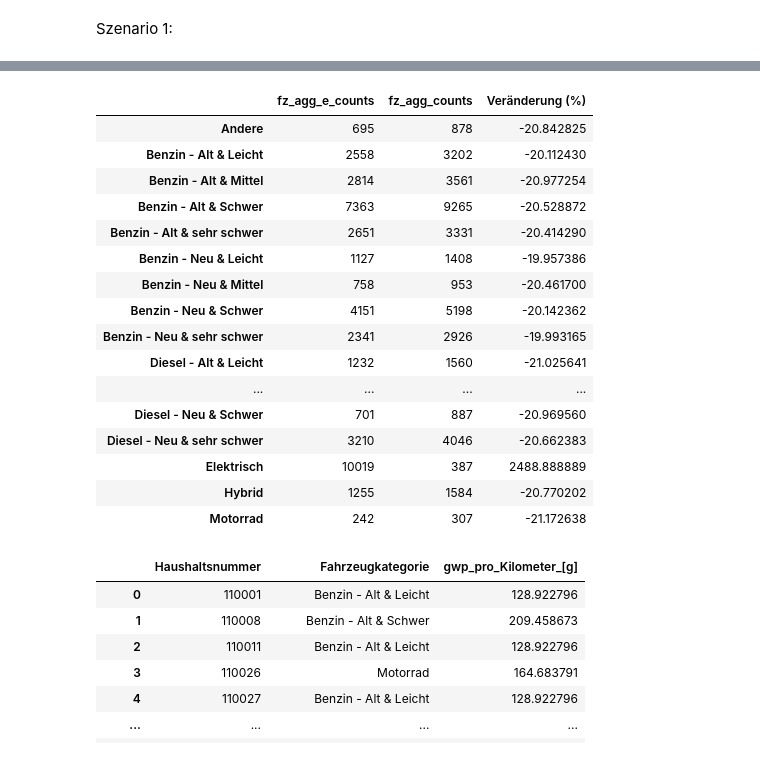
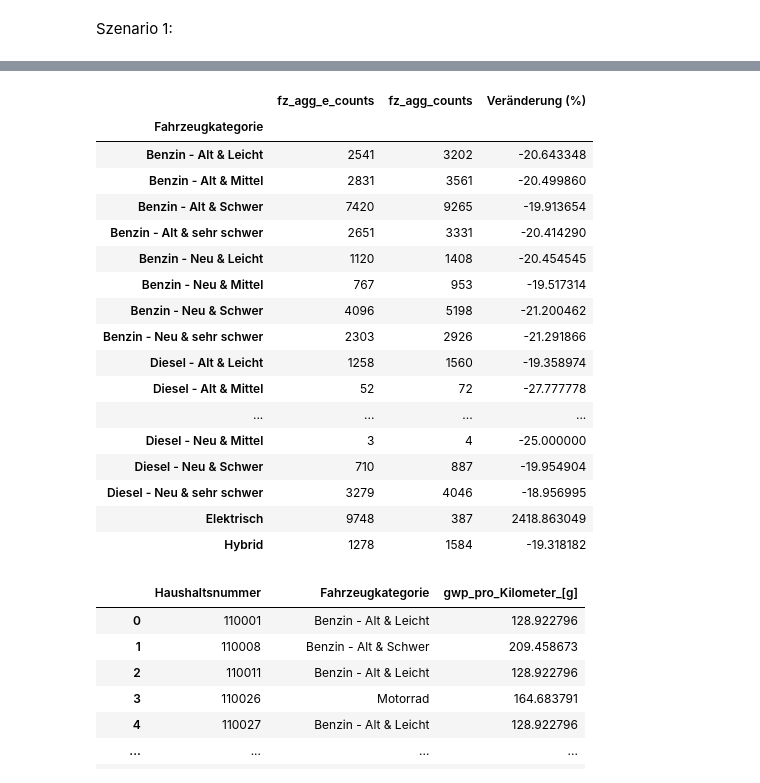
Before and after one commit to larissa-marti/ANM_Gruppe_Y, a Jupyter notebook: fahrzeuge.ipynb, the cells around one changed output, grey strips where cells are left out. Saved outputs shown, nothing was run; the diff lists cells and outputs as text; code cells hidden in the pictures.

```diff
--- a/fahrzeuge.ipynb
+++ b/fahrzeuge.ipynb
@@ -821,6 +821,11 @@ Szenario 1:
 # %%
 # Duplizieren mit umwandlung aller Diesel und Benzin zu Elektrisch
 fz_agg_e = fz_agg.copy()
+
+# Motorrad und Andere aus der Tabelle bei Fahrzeugkategorie entfernen
+fz_agg_e = fz_agg_e[fz_agg_e["Fahrzeugkategorie"] != "Motorrad"]
+fz_agg_e = fz_agg_e[fz_agg_e["Fahrzeugkategorie"] != "Andere"]
+
 
 # Zufällig 20% der nicht Elektrischen Fahrzeuge in Elektrische umwandeln,
 import numpy as np
@@ -857 +863,6 @@ fz_agg_e["Fahrzeugkategorie"].value_counts().to_frame()
 | Diesel - Neu & Mittel | 3 |
+# %%
+#Lösche Motorrad und Andere aus der Tabelle bei Fahrzeugkategorie entfernen bei fz_agg
+fz_agg = fz_agg[fz_agg["Fahrzeugkategorie"] != "Motorrad"]
+fz_agg = fz_agg[fz_agg["Fahrzeugkategorie"] != "Andere"]
+fz_agg["Fahrzeugkategorie"].value_counts().to_frame()
@@ -858,42 +888,46 @@ fz_agg_e["Fahrzeugkategorie"].value_counts().to_frame()
 # %%
+
+# Anzahl der Fahrzeuge pro Kategorie als Tabelle ausgeben
 fz_agg_e_counts = (
     fz_agg_e["Fahrzeugkategorie"].value_counts().to_frame(name="fz_agg_e_counts")
 )
 fz_agg_counts = (
     fz_agg["Fahrzeugkategorie"].value_counts().to_frame(name="fz_agg_counts")
 )
 
 # Zusammenführen der beiden Tabellen anhand der Fahrzeugkategorie
 comparison_df = fz_agg_e_counts.join(fz_agg_counts, how="outer").fillna(0)
 
 # Veränderung der counts in Prozent berechnen
-comparison_df["Veränderung (%)"] = (
-    (comparison_df["fz_agg_e_counts"] - comparison_df["fz_agg_counts"])
-    / comparison_df["fz_agg_counts"].replace(0, pd.NA)
+mask = comparison_df.index != "Elektro"
+comparison_df.loc[mask, "Veränderung (%)"] = (
+    (comparison_df.loc[mask, "fz_agg_e_counts"] - comparison_df.loc[mask, "fz_agg_counts"])
+    / comparison_df.loc[mask, "fz_agg_counts"].replace(0, pd.NA)
 ) * 100
 
 # NaN-Werte ersetzen (z.B. bei Division durch 0)
 comparison_df["Veränderung (%)"] = comparison_df["Veränderung (%)"].fillna(0)
 
 comparison_df
 # %% [output]
 |  | fz_agg_e_counts | fz_agg_counts | Veränderung (%) |
-| Andere | 695 | 878 | -20.842825 |
-| Benzin - Alt & Leicht | 2558 | 3202 | -20.112430 |
-| Benzin - Alt & Mittel | 2814 | 3561 | -20.977254 |
-| Benzin - Alt & Schwer | 7363 | 9265 | -20.528872 |
+| Fahrzeugkategorie |  |  |  |
+| Benzin - Alt & Leicht | 2541 | 3202 | -20.643348 |
+| Benzin - Alt & Mittel | 2831 | 3561 | -20.499860 |
+| Benzin - Alt & Schwer | 7420 | 9265 | -19.913654 |
 | Benzin - Alt & sehr schwer | 2651 | 3331 | -20.414290 |
-| Benzin - Neu & Leicht | 1127 | 1408 | -19.957386 |
-| Benzin - Neu & Mittel | 758 | 953 | -20.461700 |
-| Benzin - Neu & Schwer | 4151 | 5198 | -20.142362 |
-| Benzin - Neu & sehr schwer | 2341 | 2926 | -19.993165 |
-| Diesel - Alt & Leicht | 1232 | 1560 | -21.025641 |
+| Benzin - Neu & Leicht | 1120 | 1408 | -20.454545 |
+| Benzin - Neu & Mittel | 767 | 953 | -19.517314 |
+| Benzin - Neu & Schwer | 4096 | 5198 | -21.200462 |
+| Benzin - Neu & sehr schwer | 2303 | 2926 | -21.291866 |
+| Diesel - Alt & Leicht | 1258 | 1560 | -19.358974 |
+| Diesel - Alt & Mittel | 52 | 72 | -27.777778 |
 | ... | ... | ... | ... |
-| Diesel - Neu & Schwer | 701 | 887 | -20.969560 |
-| Diesel - Neu & sehr schwer | 3210 | 4046 | -20.662383 |
-| Elektrisch | 10019 | 387 | 2488.888889 |
-| Hybrid | 1255 | 1584 | -20.770202 |
-| Motorrad | 242 | 307 | -21.172638 |
+| Diesel - Neu & Mittel | 3 | 4 | -25.000000 |
+| Diesel - Neu & Schwer | 710 | 887 | -19.954904 |
+| Diesel - Neu & sehr schwer | 3279 | 4046 | -18.956995 |
+| Elektrisch | 9748 | 387 | 2418.863049 |
+| Hybrid | 1278 | 1584 | -19.318182 |
 # %%
 fz_agg
 # %% [output]
```
Also changed, not shown: parts of 12 cells of this notebook.
